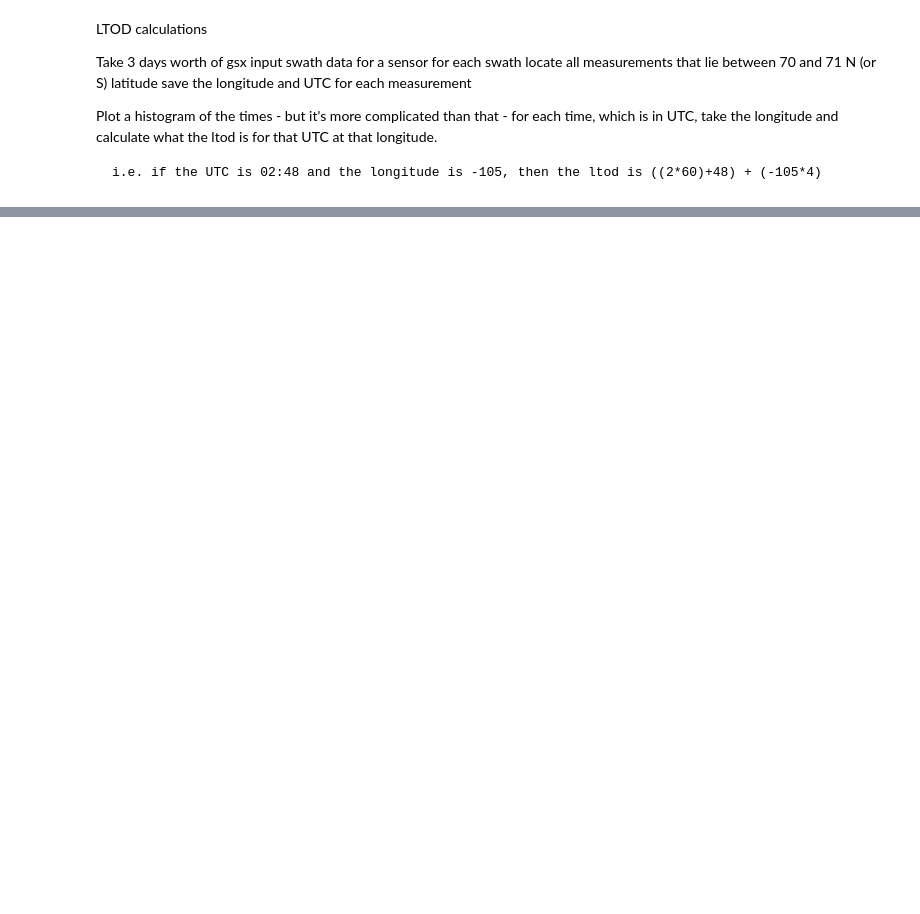
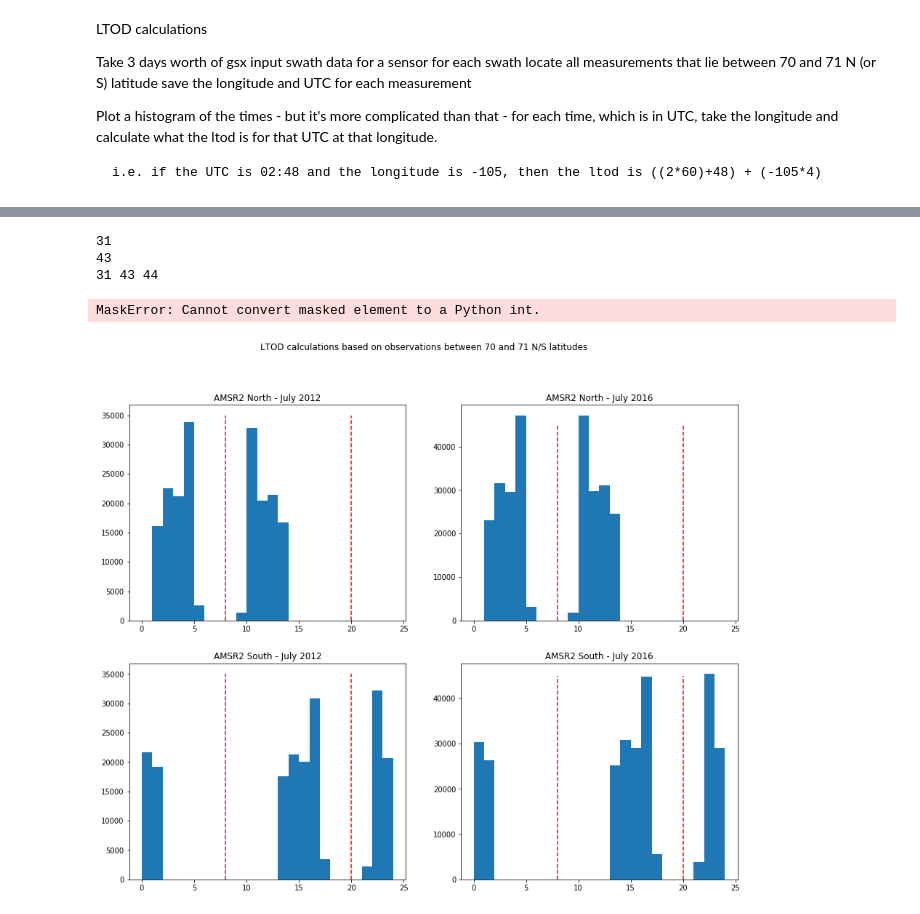
Before and after one commit to nsidc/pmesdr, a Jupyter notebook: ipython_notebooks/LTOD calculations.ipynb, the cells around one changed output, grey strips where cells are left out. Saved outputs shown, nothing was run; the diff lists cells and outputs as text; code cells hidden in the pictures; blank space fills up the shorter version.

Commit message:
Tweeks for adding AMSR2 to Summit NRT processing

```diff
--- a/ipython_notebooks/LTOD calculations.ipynb
+++ b/ipython_notebooks/LTOD calculations.ipynb
@@ -85,12 +88,19 @@ def create_ltod(files, lat_min=70., lat_max=71.):
 # %%
-F16_2014 = sort(glob.glob("/scratch/summit/brodzik/F16_GSX/*F16_D2014070*.nc"))
-print (len(F16_2014))
-F16_2015 = sort(glob.glob("/scratch/summit/brodzik/F16_GSX/*F16_D2015070*.nc"))
-F16_2016 = sort(glob.glob("/scratch/summit/brodzik/F16_GSX/*F16_D2016070*.nc"))
-F16_2017 = sort(glob.glob("/scratch/summit/brodzik/F16_GSX/*F16_D2017062*.nc"))
-print (len(F16_2015), len(F16_2016), len(F16_2017))
+A2_2012 = sort(glob.glob("/scratch/summit/moha2290/AMSR2_GSX/*V.2012070[234]*.nc"))
+print (len(A2_2012))
+A2_2016 = sort(glob.glob("/scratch/summit/moha2290/AMSR2_GSX/*V.2016070[234]*.nc"))
+print(len(A2_2016))
+A2_2021 = sort(glob.glob("/scratch/summit/moha2290/AMSR2_GSX/*V.2021070[456]*.nc"))
+print (len(A2_2012), len(A2_2016), len(A2_2021))
+# %% [output]
+31
+43
+31 43 44
 # %%
 %cd /projects/PMESDR/vagrant
+# %%
+ftn_A2_2012 = create_ltod(A2_2012, lat_min = 70.0, lat_max = 71.0)
+fts_A2_2012 = create_ltod(A2_2012, lat_max = -70.0, lat_min = -71.0)
 # %%
 fil_F10 = sort(glob.glob("F10-1996/*F10_D1996010*.nc"))
 fil_F11 = sort(glob.glob("F11-2000/*F11_D2000051*.nc"))
@@ -316,0 +339,34 @@ fig.savefig('/projects/moha2290/F16_2014_2017.png')
+# %%
+#ftn_A2_2016 = create_ltod(A2_2016, lat_min = 70.0, lat_max = 71.0)
+#fts_A2_2016 = create_ltod(A2_2016, lat_max = -70.0, lat_min = -71.0)
+ftn_A2_2021 = create_ltod(A2_2021, lat_min = 70.0, lat_max = 71.0)
+fts_A2_2021 = create_ltod(A2_2021, lat_max = -70.0, lat_min = -71.0)
+# %% [output]
+MaskError: Cannot convert masked element to a Python int.
+# %%
+fig = plt.figure(figsize=(15,12))
+plt.suptitle('LTOD calculations based on observations between 70 and 71 N/S latitudes')
+a = fig.add_subplot(2,2,1)
+plt.hist(ftn_A2_2012, bins=(np.arange(25)))
+a.set_title('AMSR2 North - July 2012')
+plt.plot([8, 8], [0, 35000], color='r', linestyle='--')
+plt.plot([20, 20], [0, 35000], color='r', linestyle='--')
+a = fig.add_subplot(2, 2, 3)
+plt.hist(fts_A2_2012, bins=(np.arange(25)))
+a.set_title('AMSR2 South - July 2012')
+plt.plot([8, 8], [0, 35000], color='r', linestyle='--')
+plt.plot([20, 20], [0, 35000], color='r', linestyle='--')
+a = fig.add_subplot(2, 2, 2)
+plt.hist(ftn_A2_2016, bins=(np.arange(25)))
+a.set_title('AMSR2 North - July 2016')
+plt.plot([8, 8], [0, 45000], color='r', linestyle='--')
+plt.plot([20, 20], [0, 45000], color='r', linestyle='--')
+a = fig.add_subplot(2, 2, 4)
+plt.hist(fts_A2_2016, bins=(np.arange(25)))
+a.set_title('AMSR2 South - July 2016')
+plt.plot([8, 8], [0, 45000], color='r', linestyle='--')
+plt.plot([20, 20], [0, 45000], color='r', linestyle='--')
+plt.show
+fig.savefig('/projects/moha2290/AMSR2_2012_2016_ltod.png')
+# %% [output]
+[figure, added]
```
Also changed, not shown: parts of 3 cells of this notebook, 15 other files.
